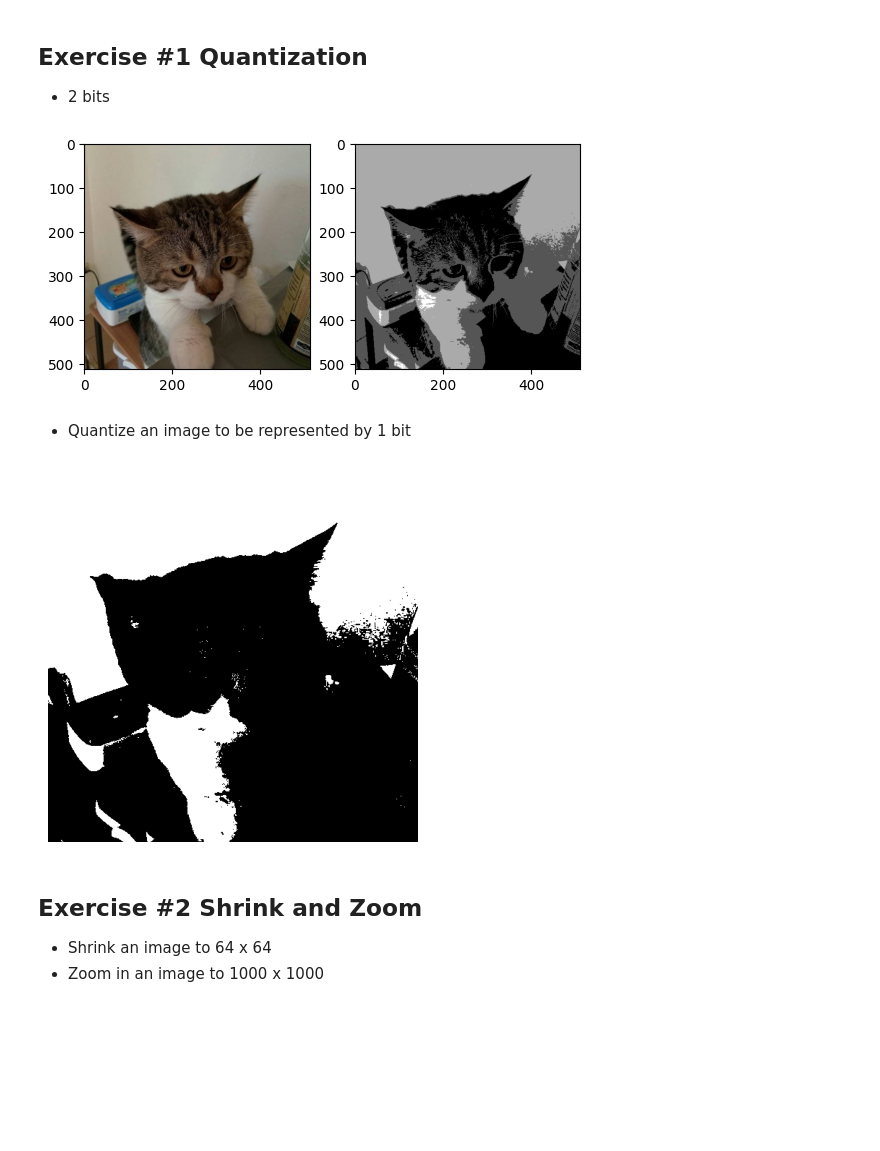
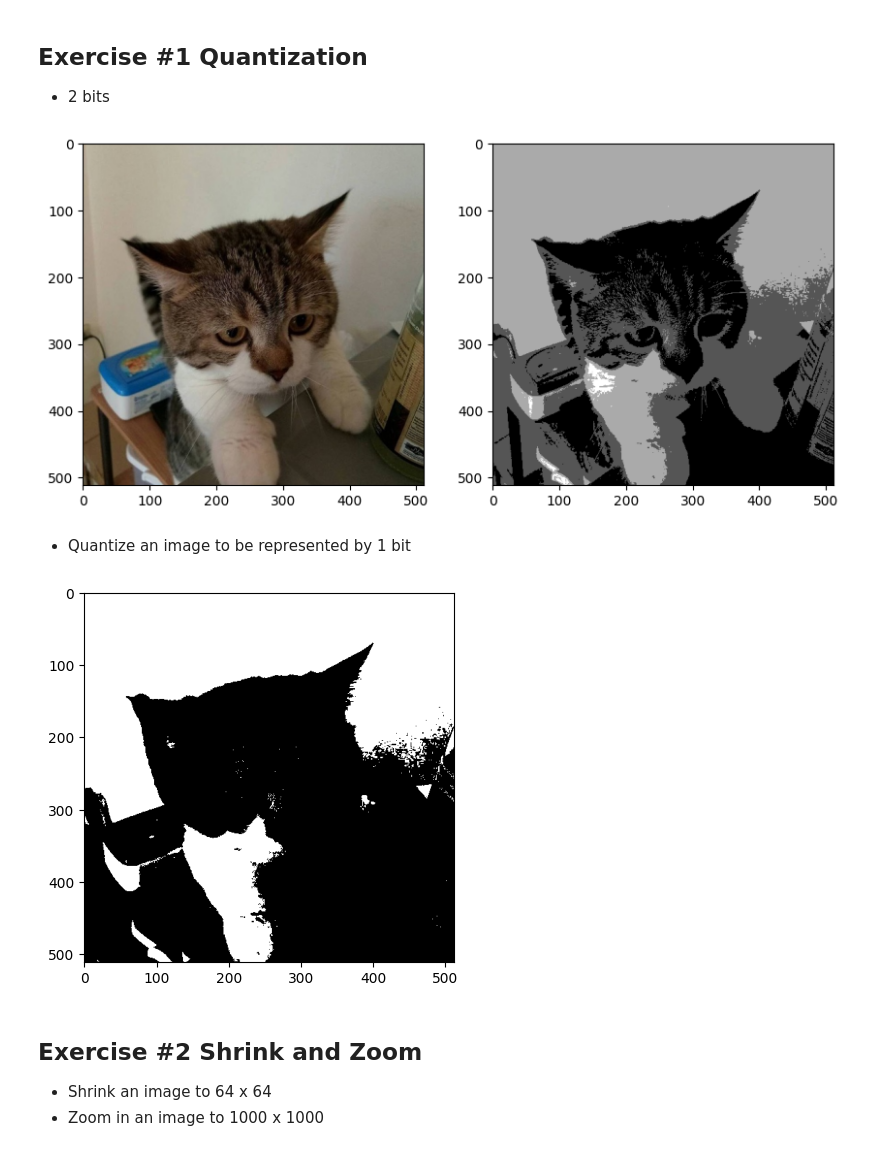
Before and after one commit to Thiraput01/Dig_img, a Jupyter notebook: 2_Image_Processing.ipynb, the cells around one changed output. Saved outputs shown, nothing was run; the diff lists cells and outputs as text; code cells hidden in the pictures; blank space fills up the shorter version.

```diff
--- a/2_Image_Processing.ipynb
+++ b/2_Image_Processing.ipynb
@@ -208,26 +29,30 @@ rgb.png             100%[===================>] 116.45K  --.-KB/s    in 0.02s
 # %%
 import cv2
 import matplotlib.pyplot as plt
 from skimage import io, color
 import numpy as np
 %matplotlib inline
 
 
 img = io.imread("kitty.jpg")
 gray = color.rgb2gray(img)
 # TO DO: Quantize the grayscale image to have 2 bits or 4 colors
 gray_255 = np.multiply(gray, 255)
 gray_255[gray_255 < 64] = 0
 gray_255[(gray_255 >= 64) & (gray_255 < 128)] = 1
 gray_255[(gray_255 >= 128) & (gray_255 < 192)] = 2
 gray_255[gray_255 >= 192] = 3
 
-_, axarr = plt.subplots(1,2)
-axarr[0].imshow(img)
-axarr[1].imshow(gray_255, cmap="gray")
+
+plt.figure(figsize=(10, 6))
+plt.subplot(1, 2, 1)
+plt.imshow(img)
+
+plt.subplot(1, 2, 2)
+plt.imshow(gray_255, cmap="gray")
 plt.show()
 # %% [output]
-[figure, old version]
+[figure, new version]
 # %% [markdown]
 * Quantize an image to be represented by 1 bit
 # %%
@@ -235,10 +60,9 @@ gray_255 = np.multiply(gray, 255)
 gray_255[gray_255 < 128] = 0
 gray_255[gray_255 >= 128] = 1
 plt.imshow(gray_255, cmap="gray")
-plt.axis('off')
 plt.show()
 # %% [output]
-[figure, old version]
+[figure, new version]
 # %% [markdown]
 ## Exercise #2 Shrink and Zoom
 * Shrink an image to 64 x 64
```
Also changed, not shown: parts of 21 cells of this notebook.
